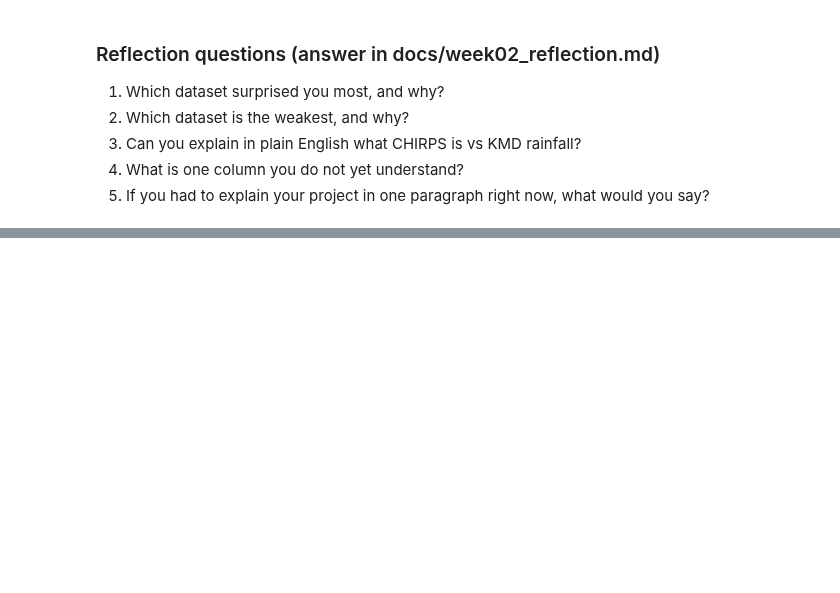
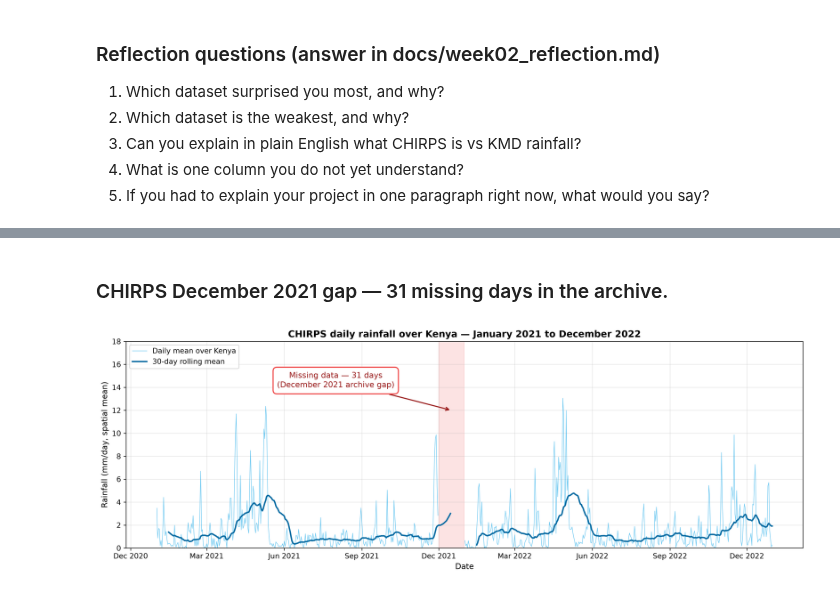
Before and after one commit to alexharonyandega-dev/kenya-climate-data-lab, a Jupyter notebook: notebooks/01_data_exploration.ipynb, the cells around one changed output, grey strips where cells are left out. Cells and saved outputs as stored; diff of their text form; code cells hidden in the pictures; blank space fills up the shorter version.

```diff
--- a/notebooks/01_data_exploration.ipynb
+++ b/notebooks/01_data_exploration.ipynb
@@ -614,0 +627,7 @@ The Zenodo push-pull study is a Western Kenya / Lake Victoria basin trial. The K
+# %% [markdown]
+### CHIRPS December 2021 gap — 31 missing days in the archive.
+# %%
+from IPython.display import Image, display
+display(Image('../paper/figures/fig_chirps_dec2021_gap.png'))
+# %% [output]
+[figure, added]
```
Also changed, not shown: parts of 7 cells of this notebook.
